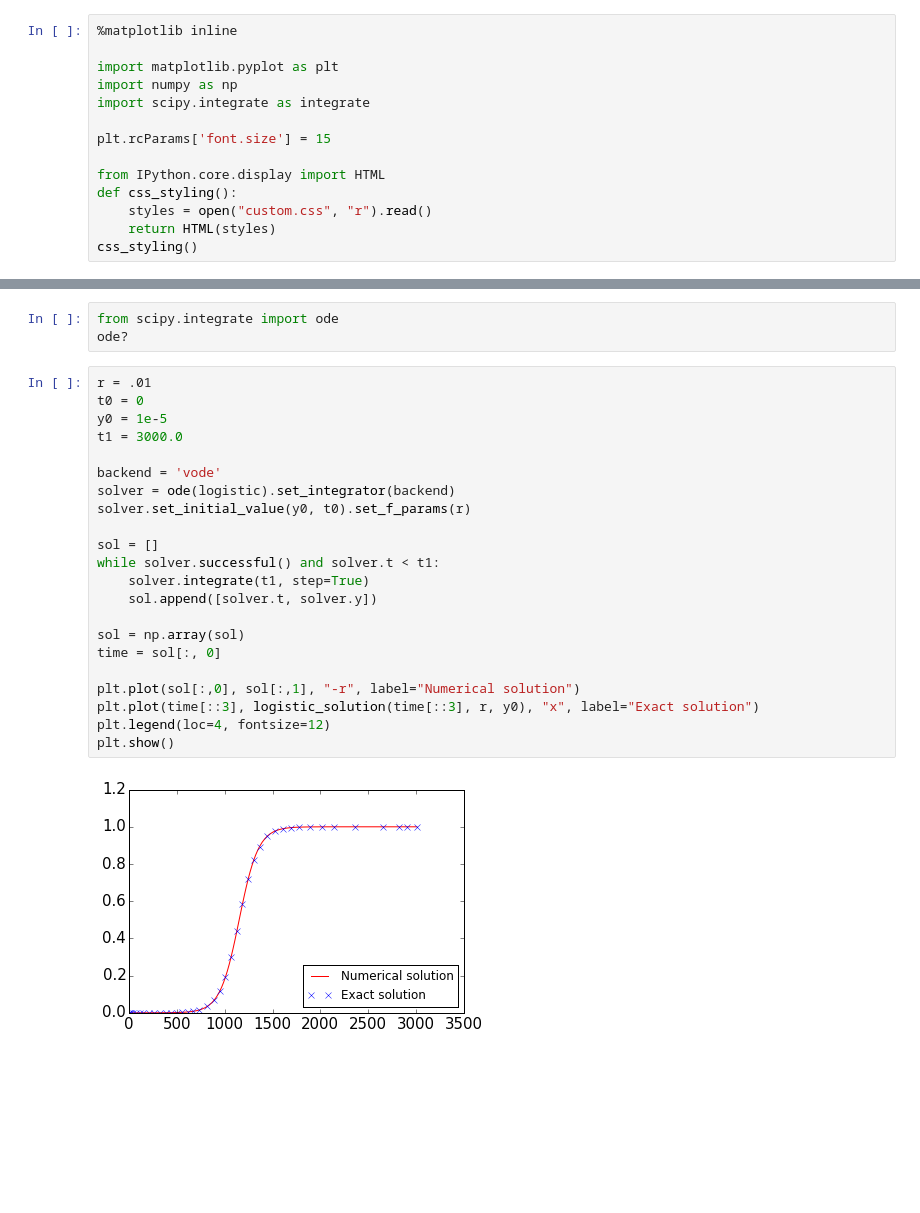
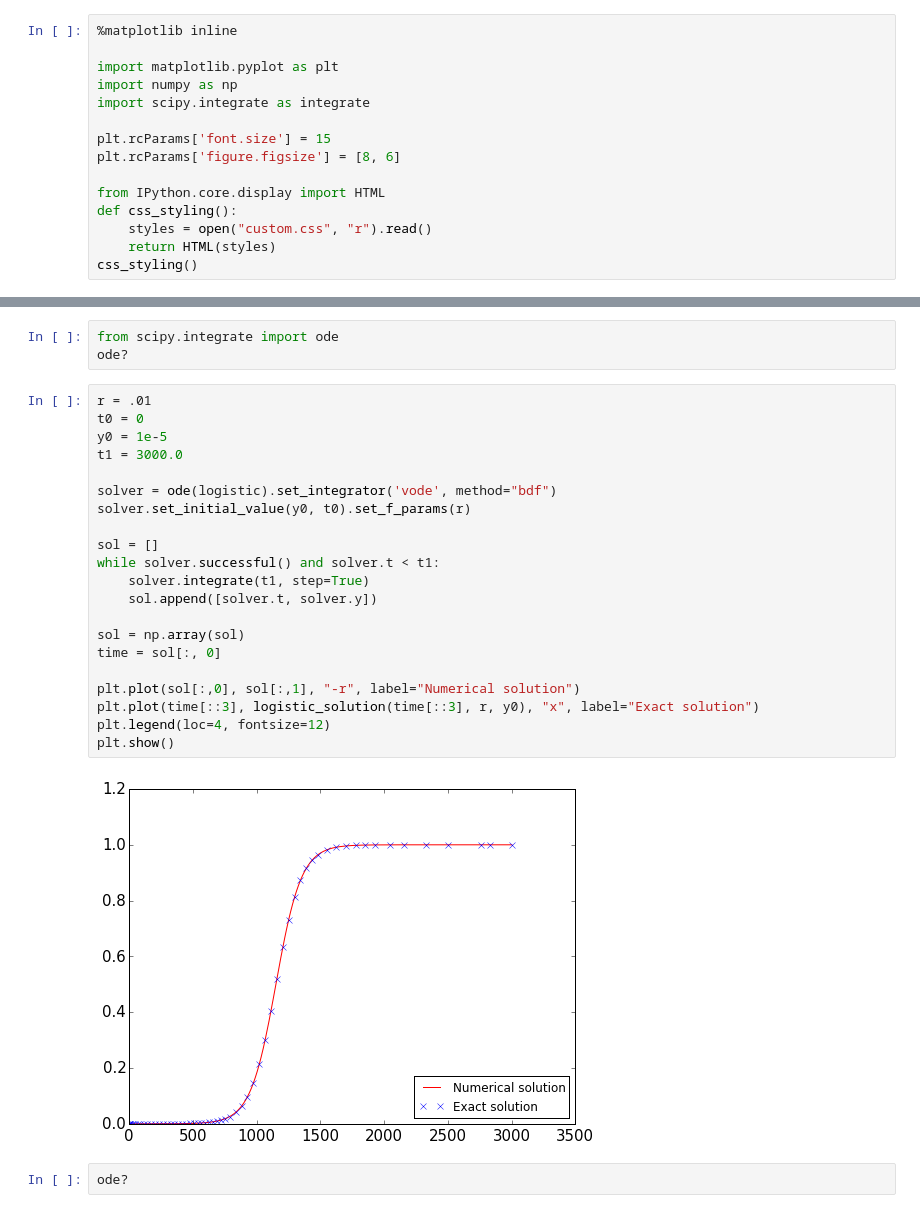
Before and after one commit to GregoryAshton/PPC_talk, a Jupyter notebook: Solving_ODEs_in_Python.ipynb, the cells around one changed output, grey strips where cells are left out. Saved outputs shown, nothing was run; the diff lists cells and outputs as text; blank space fills up the shorter version.

```diff
--- a/Solving_ODEs_in_Python.ipynb
+++ b/Solving_ODEs_in_Python.ipynb
@@ -6,6 +6,7 @@ import numpy as np
 import scipy.integrate as integrate
 
 plt.rcParams['font.size'] = 15
+plt.rcParams['figure.figsize'] = [8, 6]
 
 from IPython.core.display import HTML
 def css_styling():
@@ -221,24 +227,25 @@ ode?
 # %%
 r = .01
 t0 = 0
 y0 = 1e-5
 t1 = 3000.0
 
-backend = 'vode'
-solver = ode(logistic).set_integrator(backend)
+solver = ode(logistic).set_integrator('vode', method="bdf")
 solver.set_initial_value(y0, t0).set_f_params(r)
 
 sol = []
 while solver.successful() and solver.t < t1:
     solver.integrate(t1, step=True)
     sol.append([solver.t, solver.y])
 
 sol = np.array(sol)
 time = sol[:, 0]
 
 plt.plot(sol[:,0], sol[:,1], "-r", label="Numerical solution")
 plt.plot(time[::3], logistic_solution(time[::3], r, y0), "x", label="Exact solution")
 plt.legend(loc=4, fontsize=12)
 plt.show()
 # %% [output]
-[figure, old version]
+[figure, new version]
+# %%
+ode?
```
Also changed, not shown: parts of 12 cells of this notebook, 3 other files.
